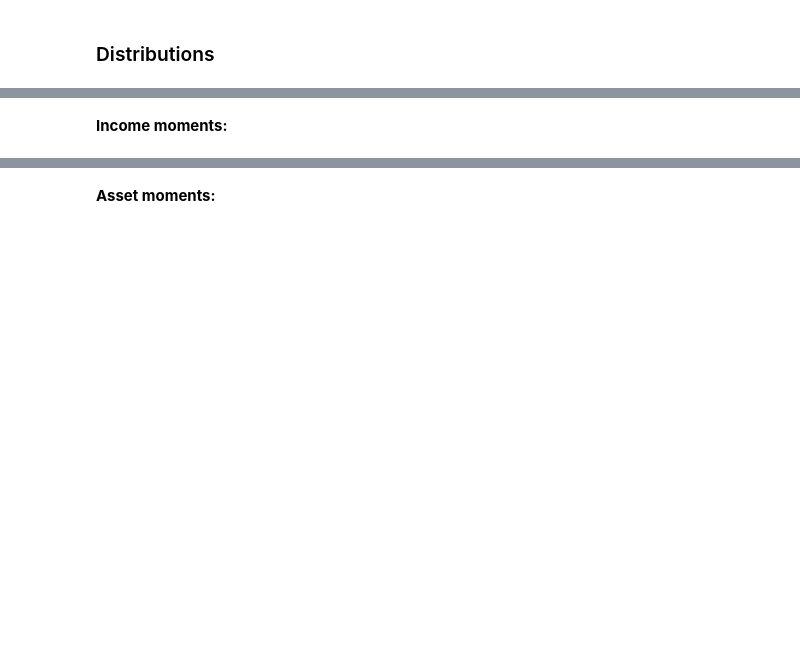
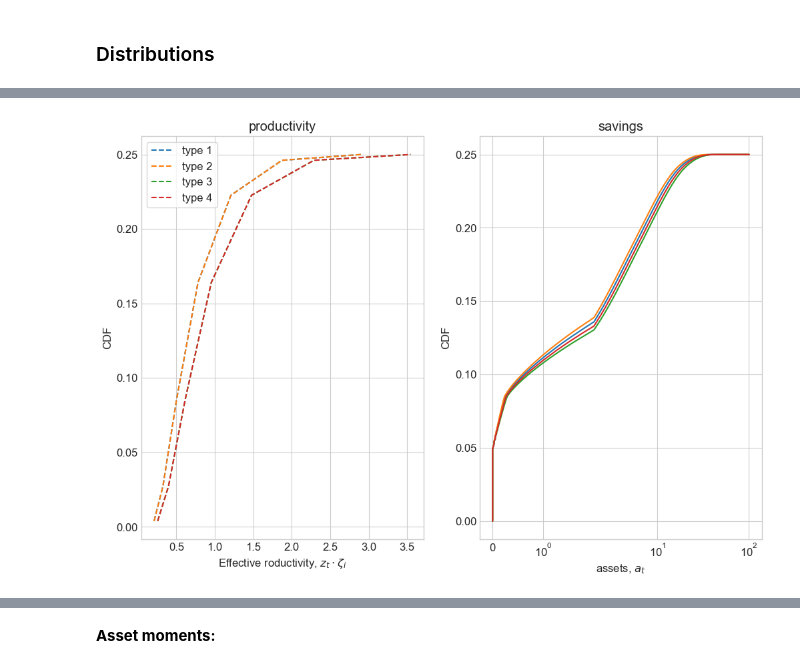
Before and after one commit to AskerNC/AdvMacroHet, a Jupyter notebook: Assignments/Handin/A1_hanc/StationaryEquilibrium.ipynb, the cells around one changed output, grey strips where cells are left out. Drawn from its saved outputs; the diff is of its cells as text; code cells hidden in the pictures; blank space fills up the shorter version.

```diff
--- a/Assignments/Handin/A1_hanc/StationaryEquilibrium.ipynb
+++ b/Assignments/Handin/A1_hanc/StationaryEquilibrium.ipynb
@@ -168,2 +475,0 @@ ax.set_xscale('symlog')
-# %% [markdown]
-**Income moments:**
@@ -174,0 +476,24 @@ print(f'std. z: {std_z:5.2f}')
+# %%
+fig = plt.figure(figsize=(12,8),dpi=100)
+
+# a. income
+ax = fig.add_subplot(1,2,1)
+ax.set_title('productivity')
+for i_fix in range(par.Nfix):
+    ax.plot(par.z_grid*par.zeta_grid[i_fix],np.cumsum(np.sum(ss.D[i_fix],axis=(1))),label=f'type {i_fix+1}',linestyle='--')
+
+ax.legend(frameon=True)
+
+ax.set_xlabel('Effective roductivity, $z_{t}\cdot\zeta_{i}$')
+ax.set_ylabel('CDF')
+
+# b. assets
+ax = fig.add_subplot(1,2,2)
+ax.set_title('savings')
+for i_fix in range(par.Nfix):
+    ax.plot(np.insert(par.a_grid,0,par.a_grid[0]),np.insert(np.cumsum(np.sum(ss.D[i_fix],axis=0)),0,0.0),label=f'type {i_fix+1}')
+ax.set_xlabel('assets, $a_{t}$')
+ax.set_ylabel('CDF')
+ax.set_xscale('symlog');
+# %% [output]
+[figure, added]
```
Also changed, not shown: parts of 92 cells of this notebook, 9 other files.
